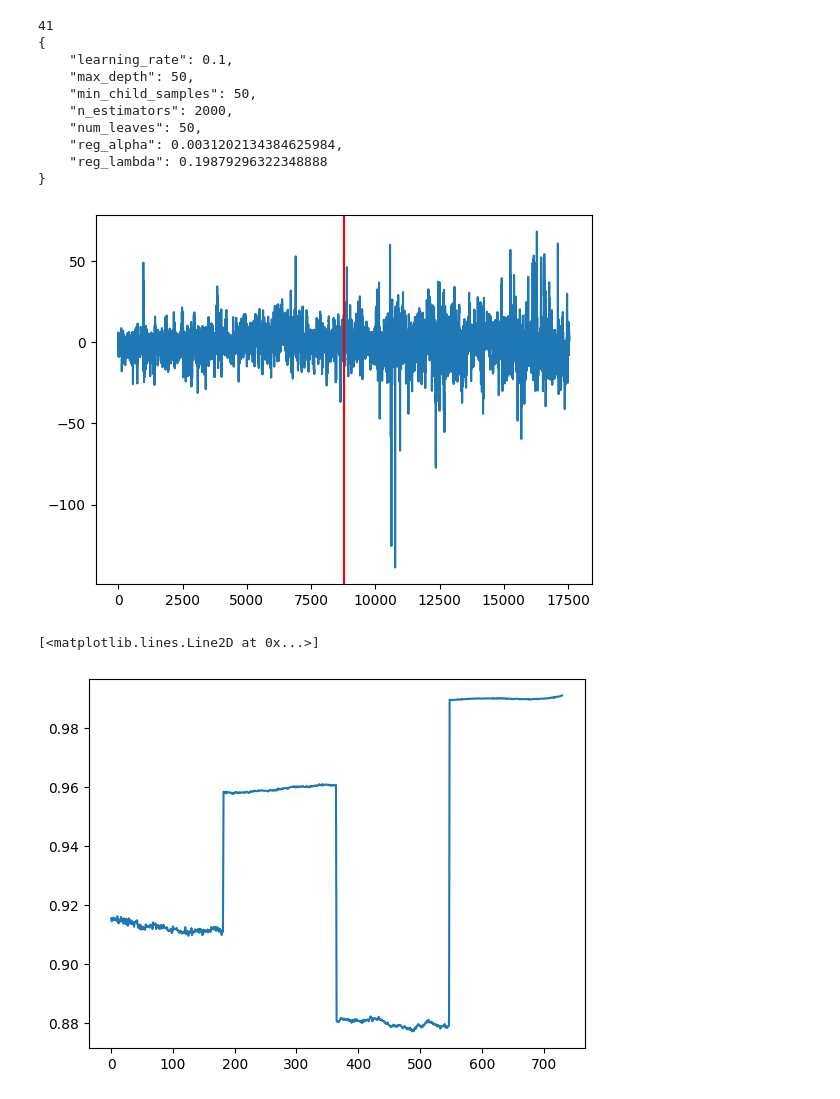
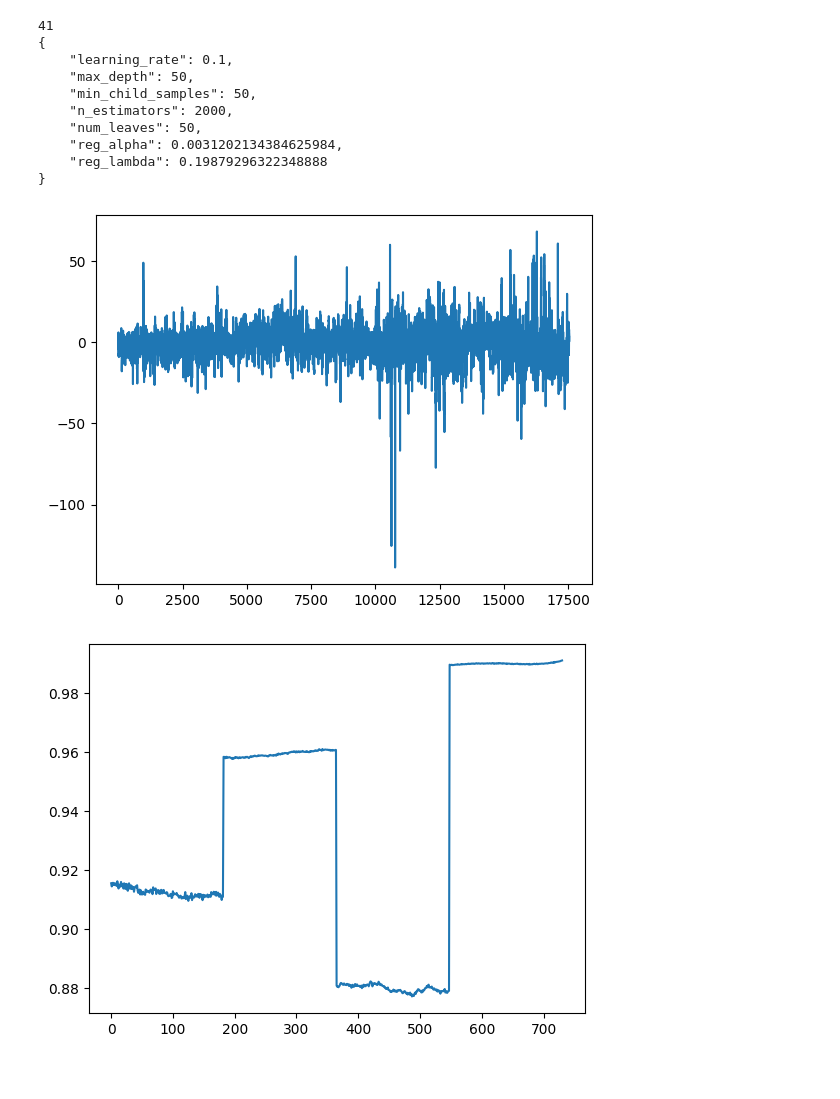
Before and after one commit to Holdols/Bachelor-Thesis, a Jupyter notebook: Master_document_results.ipynb, the cells around one changed output. Saved outputs shown, nothing was run; the diff lists cells and outputs as text; code cells hidden in the pictures.

```diff
--- a/Master_document_results.ipynb
+++ b/Master_document_results.ipynb
@@ -896,12 +891,11 @@ with open (join(path, files[1]), 'rb') as fp:
     scores2 = pickle.load(fp)
 # %%
 plt.plot(error1)
-plt.axvline(x=len(error1)/2, color='red')
 plt.show()
 
 plt.plot(scores1)
+plt.show()
 # %% [output]
-[figure, old version]
+[figure, new version]
-[<matplotlib.lines.Line2D at 0x...>]
 [figure]
 # %%
```
Also changed, not shown: parts of 5 cells of this notebook, 2 other files.
